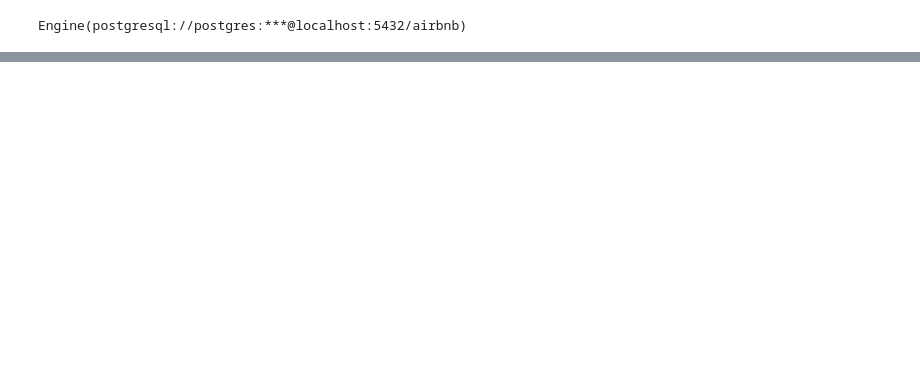
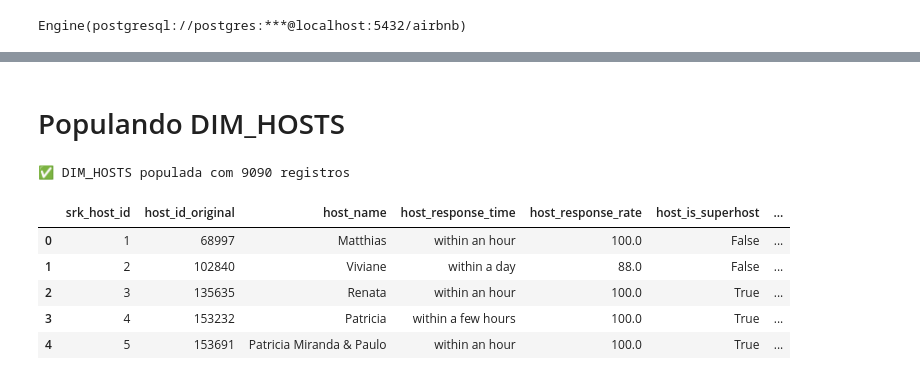
Before and after one commit to WolffStein/Airbnb_2019_Rio, a Jupyter notebook: data_layer/transformer/silver_to_gold.ipynb, the cells around one changed output, grey strips where cells are left out. Saved outputs shown, nothing was run; the diff lists cells and outputs as text; code cells hidden in the pictures; blank space fills up the shorter version.

```diff
--- a/data_layer/transformer/silver_to_gold.ipynb
+++ b/data_layer/transformer/silver_to_gold.ipynb
@@ -128,0 +145,25 @@ with engine.connect() as conn:
+# %% [markdown]
+# Populando DIM_HOSTS
+# %%
+# Criar dimensão de hosts (sem duplicatas)
+dim_hosts = df_silver[['host_id', 'host_name', 'host_response_time',
+                        'host_response_rate', 'host_is_superhost',
+                        'host_listings_count']].drop_duplicates(subset=['host_id'])
+
+# Criar surrogate key
+dim_hosts = dim_hosts.reset_index(drop=True)
+dim_hosts.insert(0, 'srk_host_id', range(1, len(dim_hosts) + 1))
+dim_hosts.rename(columns={'host_id': 'host_id_original'}, inplace=True)
+
+# Inserir no banco
+dim_hosts.to_sql('dim_hosts', schema='gold', con=engine, if_exists='append', index=False)
+print(f"✅ DIM_HOSTS populada com {len(dim_hosts)} registros")
+dim_hosts.head()
+# %% [output]
+✅ DIM_HOSTS populada com 9090 registros
+|  | srk_host_id | host_id_original | host_name | host_response_time | host_response_rate | host_is_superhost | ... |
+| 0 | 1 | 68997 | Matthias | within an hour | 100.0 | False | ... |
+| 1 | 2 | 102840 | Viviane | within a day | 88.0 | False | ... |
+| 2 | 3 | 135635 | Renata | within an hour | 100.0 | True | ... |
+| 3 | 4 | 153232 | Patricia | within a few hours | 100.0 | True | ... |
+| 4 | 5 | 153691 | Patricia Miranda & Paulo | within an hour | 100.0 | True | ... |
```
Also changed, not shown: parts of 10 cells of this notebook, 6 other files.
